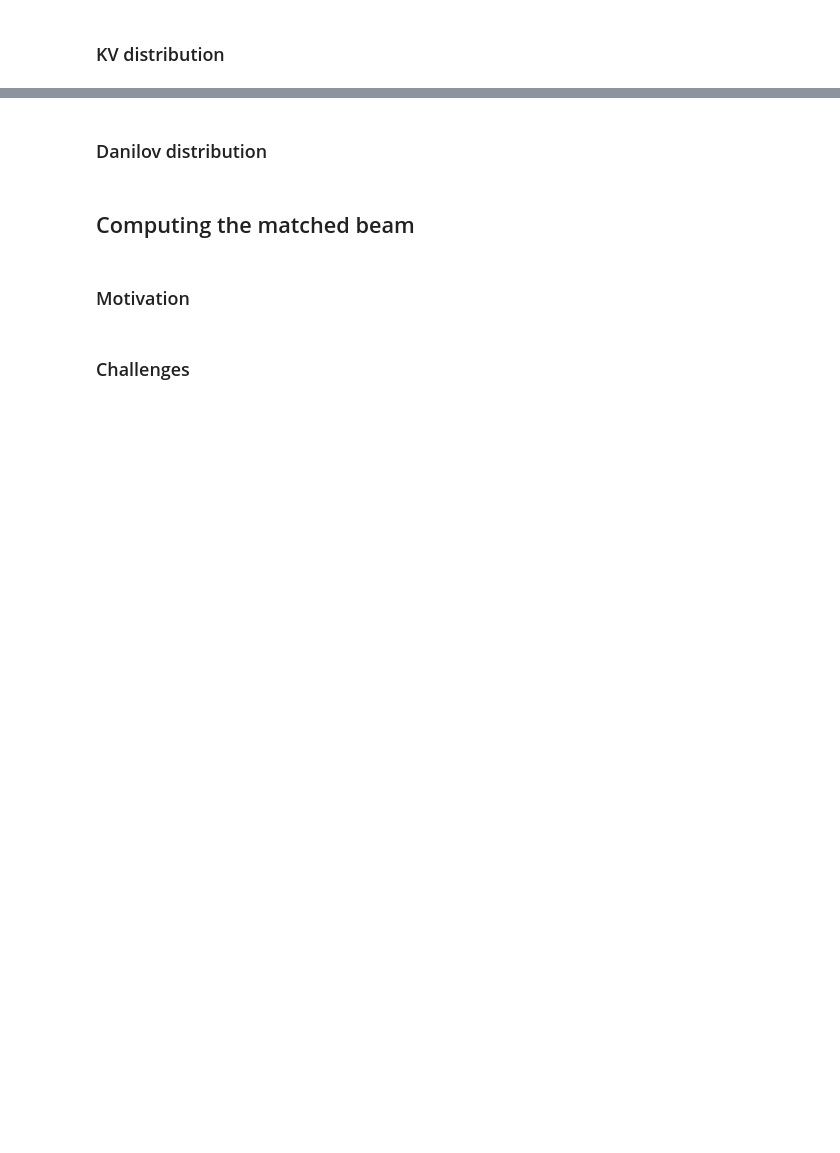
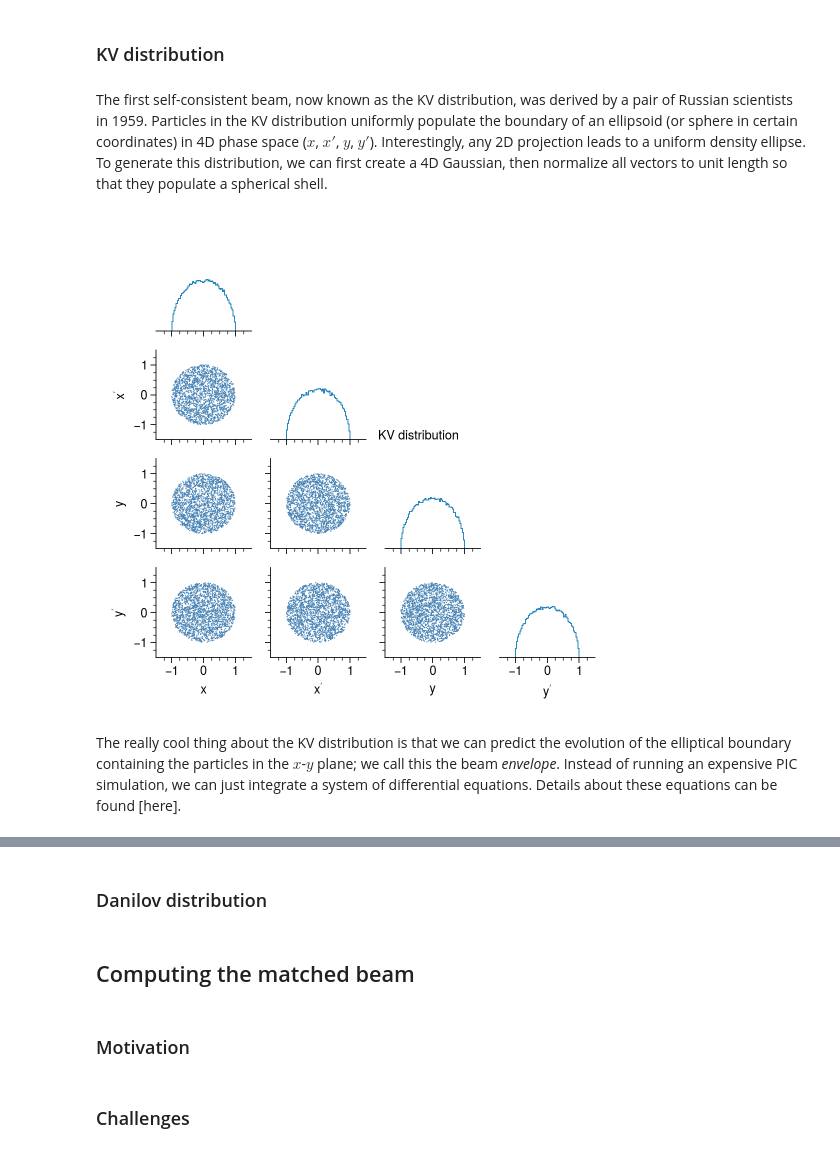
Before and after one commit to austin-hoover/blog_old, a Jupyter notebook: _notebooks/2021-05-01-matched_Danilov_dist.ipynb, the cells around one changed output, grey strips where cells are left out. Saved outputs shown, nothing was run; the diff lists cells and outputs as text; code cells hidden in the pictures; blank space fills up the shorter version.

```diff
--- a/_notebooks/2021-05-01-matched_Danilov_dist.ipynb
+++ b/_notebooks/2021-05-01-matched_Danilov_dist.ipynb
@@ -78,2 +86,15 @@ How exactly do nonlinear forces lead to these undesired effects?
 # %% [markdown]
 ### KV distribution
+# %% [markdown]
+The first self-consistent beam, now known as the KV distribution, was derived by a pair of Russian scientists in 1959. Particles in the KV distribution uniformly populate the boundary of an ellipsoid (or sphere in certain coordinates) in 4D phase space ($x$, $x'$, $y$, $y'$). Interestingly, any 2D projection leads to a uniform density ellipse. To generate this distribution, we can first create a 4D Gaussian, then normalize all vectors to unit length so that they populate a spherical shell.
+# %%
+#collapse
+X = np.random.normal(size=(100000, 4))
+X = np.apply_along_axis(lambda x: x / np.linalg.norm(x), 1, X)
+
+# https://github.com/austin-hoover/accphys/blob/master/tools/plotting.py
+corner(X, figsize=5, units=None, text='KV distribution');
+# %% [output]
+[figure, added]
+# %% [markdown]
+The really cool thing about the KV distribution is that we can predict the evolution of the elliptical boundary containing the particles in the $x$-$y$ plane; we call this the beam *envelope*. Instead of running an expensive PIC simulation, we can just integrate a system of differential equations. Details about these equations can be found [here].
```
Also changed, not shown: parts of 17 cells of this notebook, 1 other file.
